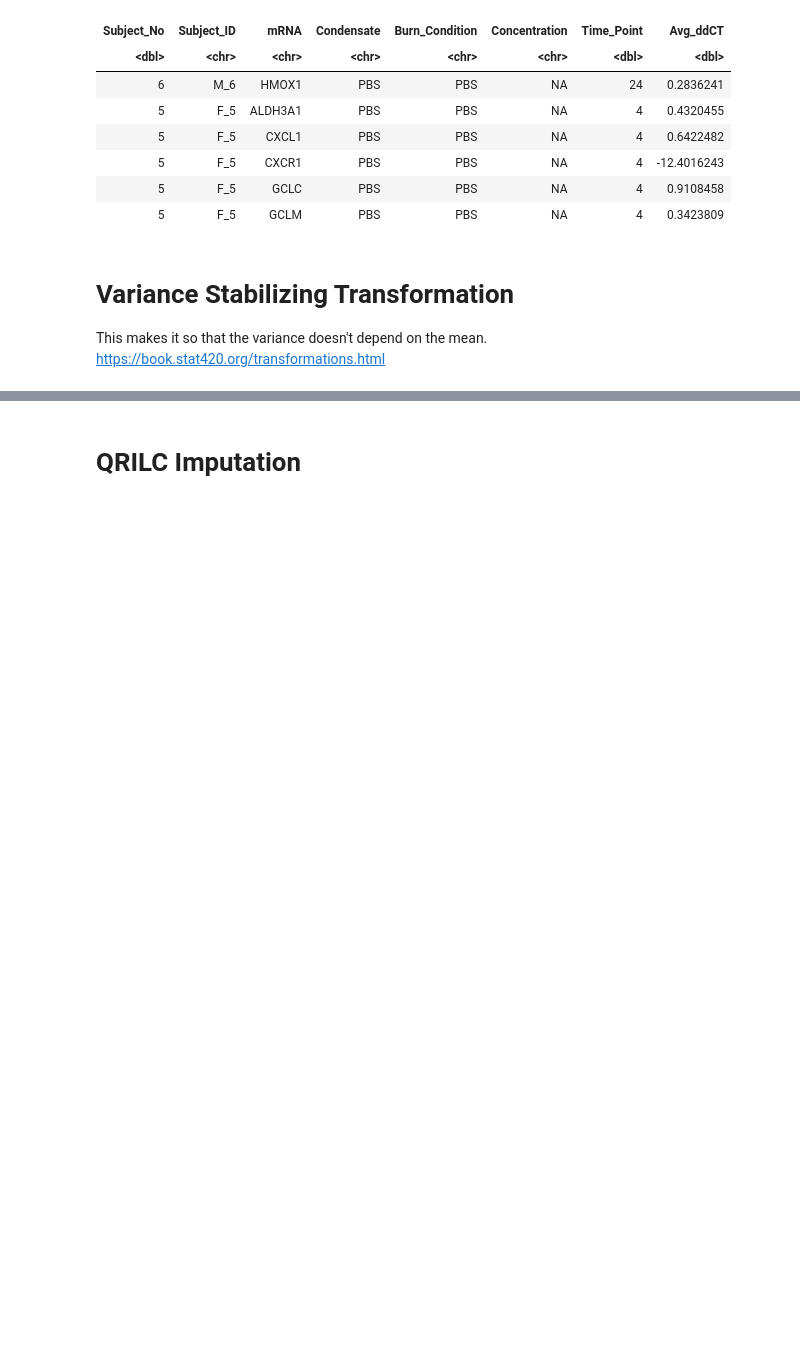
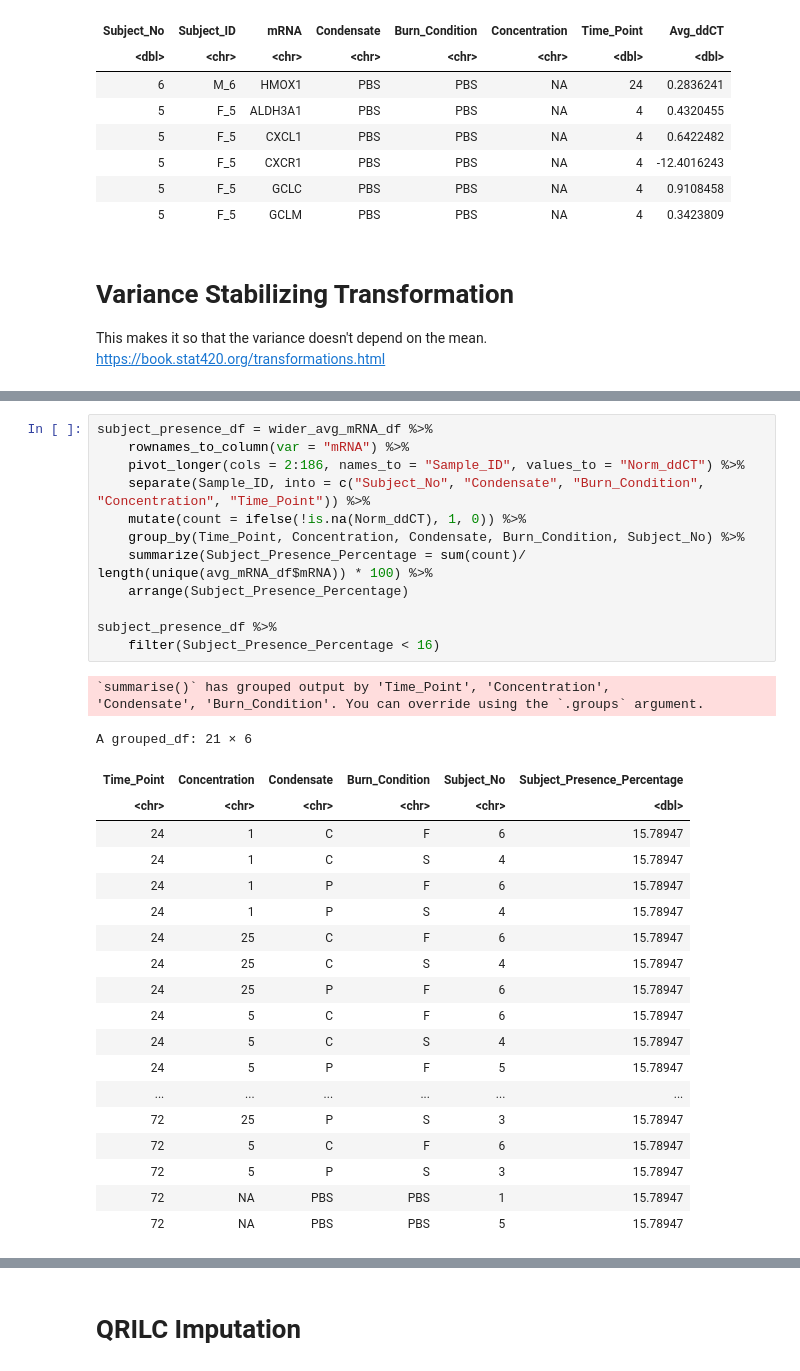
Before and after one commit to UNC-CEMALB/Burn-pit-smoke-condensate-mediated-toxicity-in-human-airway-epithelial-cells-, a Jupyter notebook: 1. Data Processing/mRNA Data Processing.ipynb, the cells around one changed output, grey strips where cells are left out. Drawn from its saved outputs; the diff is of its cells as text; blank space fills up the shorter version.

```diff
--- a/1. Data Processing/mRNA Data Processing.ipynb
+++ b/1. Data Processing/mRNA Data Processing.ipynb
@@ -165,0 +178,34 @@ A matrix: 6 × 185 of type dbl
+# %%
+subject_presence_df = wider_avg_mRNA_df %>%
+    rownames_to_column(var = "mRNA") %>%
+    pivot_longer(cols = 2:186, names_to = "Sample_ID", values_to = "Norm_ddCT") %>%
+    separate(Sample_ID, into = c("Subject_No", "Condensate", "Burn_Condition", "Concentration", "Time_Point")) %>%
+    mutate(count = ifelse(!is.na(Norm_ddCT), 1, 0)) %>%
+    group_by(Time_Point, Concentration, Condensate, Burn_Condition, Subject_No) %>%
+    summarize(Subject_Presence_Percentage = sum(count)/ length(unique(avg_mRNA_df$mRNA)) * 100) %>%
+    arrange(Subject_Presence_Percentage)
+
+subject_presence_df %>%
+    filter(Subject_Presence_Percentage < 16)
+# %% [output]
+`summarise()` has grouped output by 'Time_Point', 'Concentration',
+'Condensate', 'Burn_Condition'. You can override using the `.groups` argument.
+A grouped_df: 21 × 6
+| Time_Point | Concentration | Condensate | Burn_Condition | Subject_No | Subject_Presence_Percentage |
+| <chr> | <chr> | <chr> | <chr> | <chr> | <dbl> |
+| 24 | 1 | C | F | 6 | 15.78947 |
+| 24 | 1 | C | S | 4 | 15.78947 |
+| 24 | 1 | P | F | 6 | 15.78947 |
+| 24 | 1 | P | S | 4 | 15.78947 |
+| 24 | 25 | C | F | 6 | 15.78947 |
+| 24 | 25 | C | S | 4 | 15.78947 |
+| 24 | 25 | P | F | 6 | 15.78947 |
+| 24 | 5 | C | F | 6 | 15.78947 |
+| 24 | 5 | C | S | 4 | 15.78947 |
+| 24 | 5 | P | F | 5 | 15.78947 |
+| ... | ... | ... | ... | ... | ... |
+| 72 | 25 | P | S | 3 | 15.78947 |
+| 72 | 5 | C | F | 6 | 15.78947 |
+| 72 | 5 | P | S | 3 | 15.78947 |
+| 72 | NA | PBS | PBS | 1 | 15.78947 |
+| 72 | NA | PBS | PBS | 5 | 15.78947 |
```
Also changed, not shown: parts of 10 cells of this notebook.
